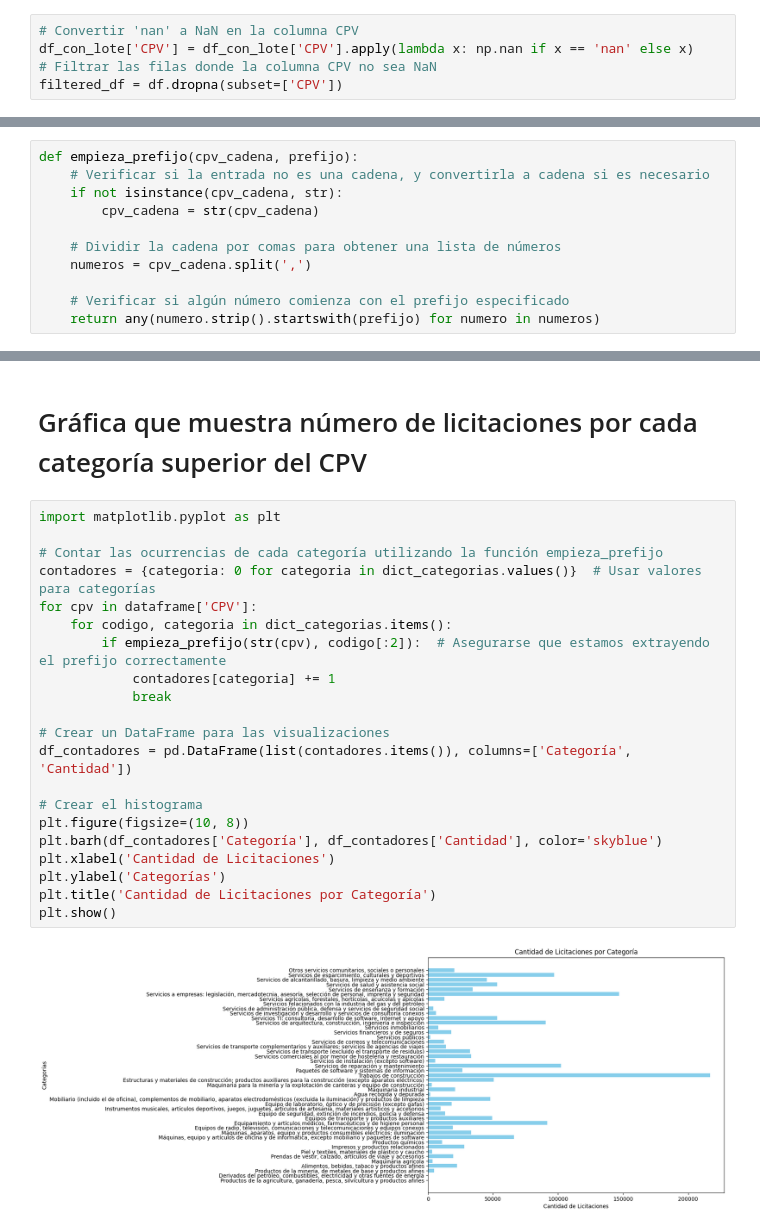
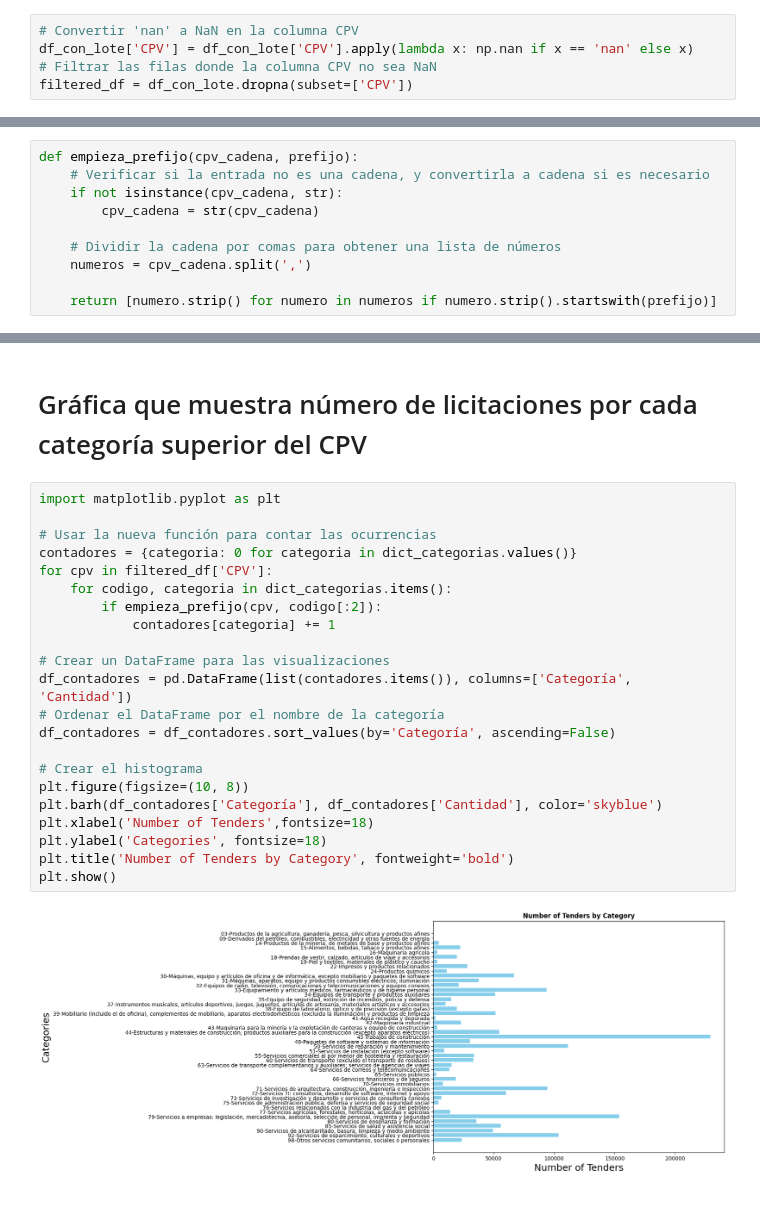
Before and after one commit to nextprocurement/NP-Search-Tool, a Jupyter notebook: aux_scripts/cpv.ipynb, the cells around one changed output, grey strips where cells are left out. Drawn from its saved outputs; the diff is of its cells as text; blank space fills up the shorter version.

```diff
--- a/aux_scripts/cpv.ipynb
+++ b/aux_scripts/cpv.ipynb
@@ -173,7 +156,7 @@ df_con_lote
 # Convertir 'nan' a NaN en la columna CPV
 df_con_lote['CPV'] = df_con_lote['CPV'].apply(lambda x: np.nan if x == 'nan' else x)
 # Filtrar las filas donde la columna CPV no sea NaN
-filtered_df = df.dropna(subset=['CPV'])
+filtered_df = df_con_lote.dropna(subset=['CPV'])
 # %%
 len(df_con_lote)
 # %% [output]
@@ -346,6 +329,5 @@ def empieza_prefijo(cpv_cadena, prefijo):
     # Dividir la cadena por comas para obtener una lista de números
     numeros = cpv_cadena.split(',')
 
-    # Verificar si algún número comienza con el prefijo especificado
-    return any(numero.strip().startswith(prefijo) for numero in numeros)
+    return [numero.strip() for numero in numeros if numero.strip().startswith(prefijo)]
 # %%
@@ -574,23 +577,24 @@ df_con_lote_sin_duplicados.to_parquet(path1)
 # %%
 import matplotlib.pyplot as plt
 
-# Contar las ocurrencias de cada categoría utilizando la función empieza_prefijo
-contadores = {categoria: 0 for categoria in dict_categorias.values()}  # Usar valores para categorías
-for cpv in dataframe['CPV']:
+# Usar la nueva función para contar las ocurrencias
+contadores = {categoria: 0 for categoria in dict_categorias.values()}
+for cpv in filtered_df['CPV']:
     for codigo, categoria in dict_categorias.items():
-        if empieza_prefijo(str(cpv), codigo[:2]):  # Asegurarse que estamos extrayendo el prefijo correctamente
+        if empieza_prefijo(cpv, codigo[:2]):
             contadores[categoria] += 1
-            break
 
 # Crear un DataFrame para las visualizaciones
 df_contadores = pd.DataFrame(list(contadores.items()), columns=['Categoría', 'Cantidad'])
+# Ordenar el DataFrame por el nombre de la categoría
+df_contadores = df_contadores.sort_values(by='Categoría', ascending=False)
 
 # Crear el histograma
 plt.figure(figsize=(10, 8))
 plt.barh(df_contadores['Categoría'], df_contadores['Cantidad'], color='skyblue')
-plt.xlabel('Cantidad de Licitaciones')
-plt.ylabel('Categorías')
-plt.title('Cantidad de Licitaciones por Categoría')
+plt.xlabel('Number of Tenders',fontsize=18)
+plt.ylabel('Categories', fontsize=18)
+plt.title('Number of Tenders by Category', fontweight='bold')
 plt.show()
 # %% [output]
-[figure, old version]
+[figure, new version]
```
Also changed, not shown: parts of 10 cells of this notebook, 3 other files.
